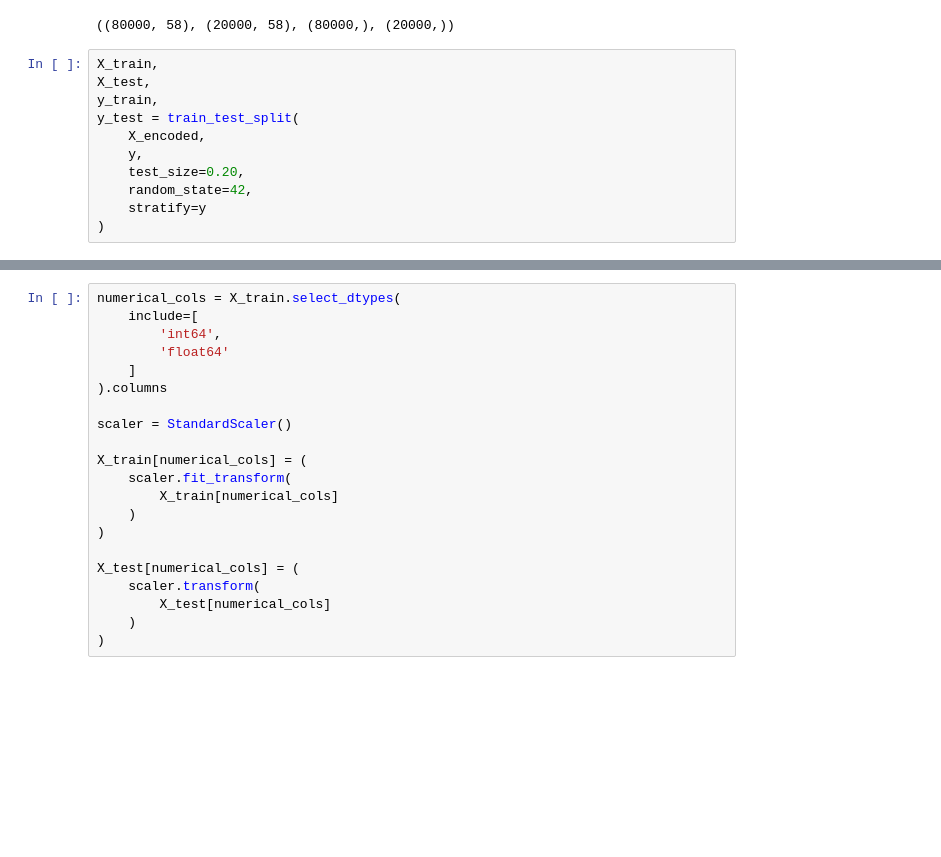
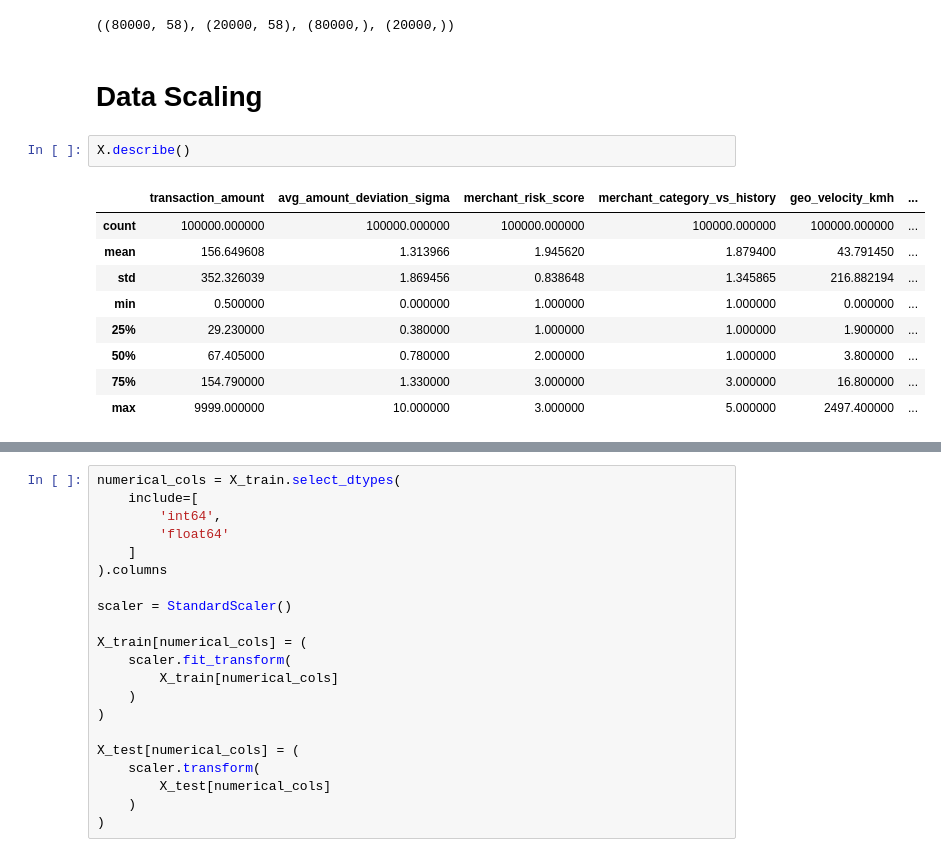
Before and after one commit to sba25078/Sba25078-Capstone-Project-for-Strategic-Thinking--2026, a Jupyter notebook: CA2 EDA and Data Preparation.ipynb, the cells around one changed output, grey strips where cells are left out. Cells and saved outputs as stored; diff of their text form; blank space fills up the shorter version.

Commit message:
Data Scaling

```diff
--- a/CA2 EDA and Data Preparation.ipynb
+++ b/CA2 EDA and Data Preparation.ipynb
@@ -1151,14 +1151,17 @@ X_train,X_test,y_train,y_test = train_test_split(X,y,test_size=0.20,random_state
 X_train.shape,X_test.shape,y_train.shape,y_test.shape
 # %% [output]
 ((80000, 58), (20000, 58), (80000,), (20000,))
-# %%
-X_train,
-X_test,
-y_train,
-y_test = train_test_split(
-    X_encoded,
-    y,
-    test_size=0.20,
-    random_state=42,
-    stratify=y
-)
+# %% [markdown]
+# Data Scaling
+# %%
+X.describe()
+# %% [output]
+|  | transaction_amount | avg_amount_deviation_sigma | merchant_risk_score | merchant_category_vs_history | geo_velocity_kmh | ... |
+| count | 100000.000000 | 100000.000000 | 100000.000000 | 100000.000000 | 100000.000000 | ... |
+| mean | 156.649608 | 1.313966 | 1.945620 | 1.879400 | 43.791450 | ... |
+| std | 352.326039 | 1.869456 | 0.838648 | 1.345865 | 216.882194 | ... |
+| min | 0.500000 | 0.000000 | 1.000000 | 1.000000 | 0.000000 | ... |
+| 25% | 29.230000 | 0.380000 | 1.000000 | 1.000000 | 1.900000 | ... |
+| 50% | 67.405000 | 0.780000 | 2.000000 | 1.000000 | 3.800000 | ... |
+| 75% | 154.790000 | 1.330000 | 3.000000 | 3.000000 | 16.800000 | ... |
+| max | 9999.000000 | 10.000000 | 3.000000 | 5.000000 | 2497.400000 | ... |
```
Also changed, not shown: parts of 2 cells of this notebook.
